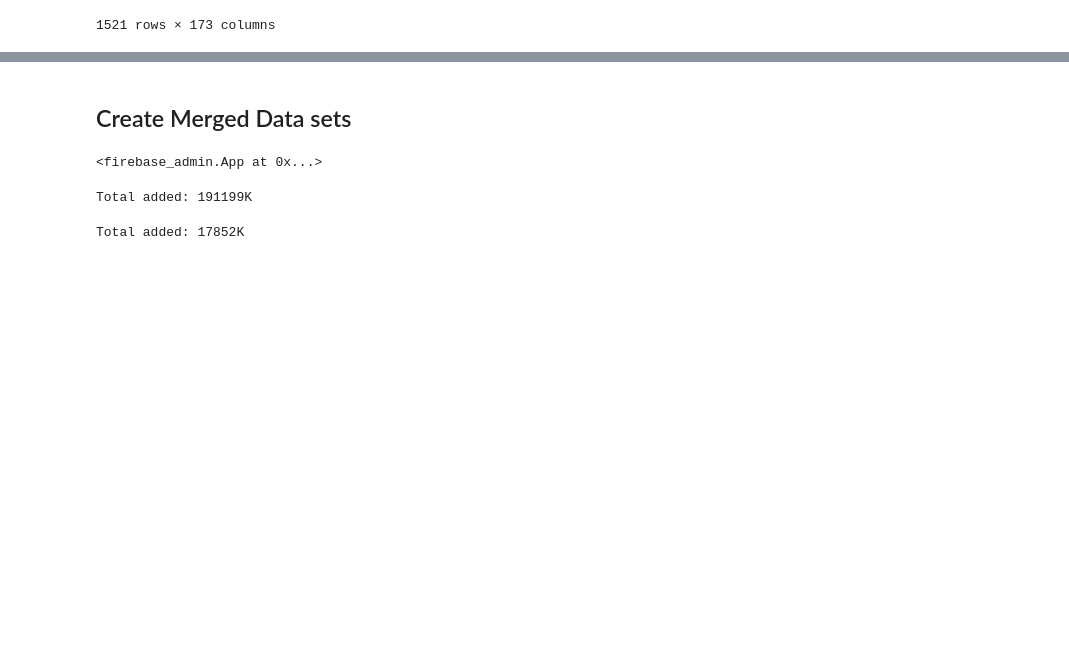
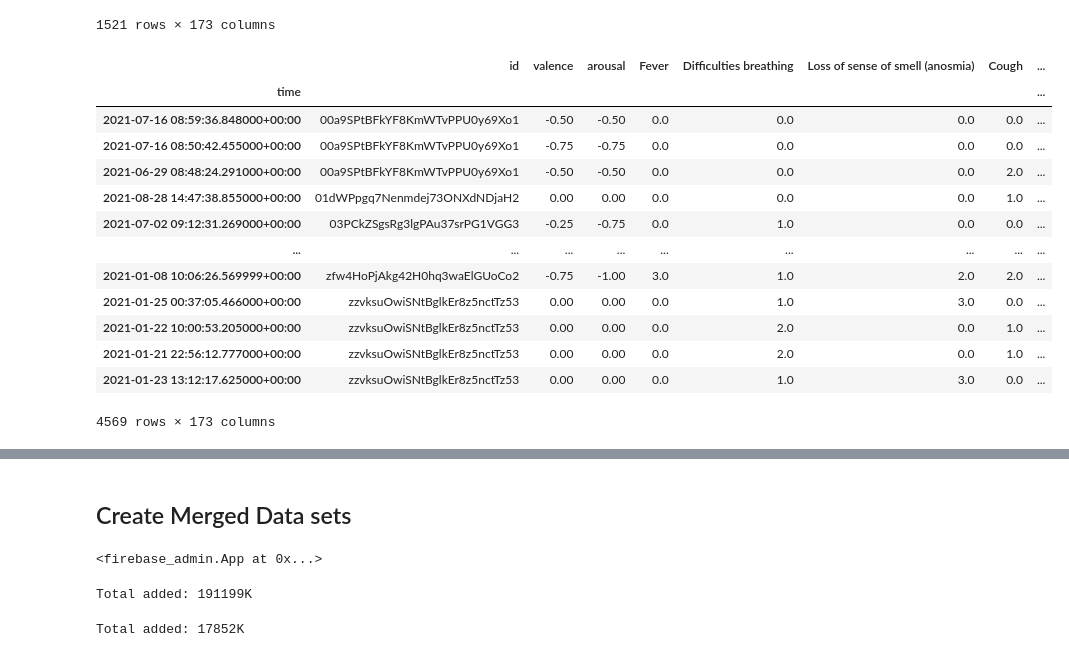
Before and after one commit to yatharthranjan/covid-collab-analysis, a Jupyter notebook: symptom_stratification.ipynb, the cells around one changed output, grey strips where cells are left out. Saved outputs shown, nothing was run; the diff lists cells and outputs as text; code cells hidden in the pictures; blank space fills up the shorter version.

```diff
--- a/symptom_stratification.ipynb
+++ b/symptom_stratification.ipynb
@@ -540,6 +544,26 @@ with open('short_covid_symptoms_df', 'wb') as f:
 | 2020-12-13 21:16:16.917000+00:00 | zRXXUmU2I9hbNMi1Ry2tg2CACax1 | -0.25 | 0.00 | 0.0 | 1.0 | 0.0 | 1.0 | ... |
 | 2020-12-15 10:02:51.188999+00:00 | zRXXUmU2I9hbNMi1Ry2tg2CACax1 | 0.00 | 0.25 | 1.0 | 1.0 | 1.0 | 0.0 | ... |
 1521 rows × 173 columns
+# %%
+combined_scovid_df = save_df[save_df['id'].isin(combined_short_covid_ids)]
+combined_scovid_df
+with open('combined_short_covid_symptoms_df', 'wb') as f:
+    pickle.dump(combined_scovid_df, f)
+# %% [output]
+|  | id | valence | arousal | Fever | Difficulties breathing | Loss of sense of smell (anosmia) | Cough | ... |
+| time |  |  |  |  |  |  |  | ... |
+| 2021-07-16 08:59:36.848000+00:00 | 00a9SPtBFkYF8KmWTvPPU0y69Xo1 | -0.50 | -0.50 | 0.0 | 0.0 | 0.0 | 0.0 | ... |
+| 2021-07-16 08:50:42.455000+00:00 | 00a9SPtBFkYF8KmWTvPPU0y69Xo1 | -0.75 | -0.75 | 0.0 | 0.0 | 0.0 | 0.0 | ... |
+| 2021-06-29 08:48:24.291000+00:00 | 00a9SPtBFkYF8KmWTvPPU0y69Xo1 | -0.50 | -0.50 | 0.0 | 0.0 | 0.0 | 2.0 | ... |
+| 2021-08-28 14:47:38.855000+00:00 | 01dWPpgq7Nenmdej73ONXdNDjaH2 | 0.00 | 0.00 | 0.0 | 0.0 | 0.0 | 1.0 | ... |
+| 2021-07-02 09:12:31.269000+00:00 | 03PCkZSgsRg3lgPAu37srPG1VGG3 | -0.25 | -0.75 | 0.0 | 1.0 | 0.0 | 0.0 | ... |
+| ... | ... | ... | ... | ... | ... | ... | ... | ... |
+| 2021-01-08 10:06:26.569999+00:00 | zfw4HoPjAkg42H0hq3waElGUoCo2 | -0.75 | -1.00 | 3.0 | 1.0 | 2.0 | 2.0 | ... |
+| 2021-01-25 00:37:05.466000+00:00 | zzvksuOwiSNtBglkEr8z5nctTz53 | 0.00 | 0.00 | 0.0 | 1.0 | 3.0 | 0.0 | ... |
+| 2021-01-22 10:00:53.205000+00:00 | zzvksuOwiSNtBglkEr8z5nctTz53 | 0.00 | 0.00 | 0.0 | 2.0 | 0.0 | 1.0 | ... |
+| 2021-01-21 22:56:12.777000+00:00 | zzvksuOwiSNtBglkEr8z5nctTz53 | 0.00 | 0.00 | 0.0 | 2.0 | 0.0 | 1.0 | ... |
+| 2021-01-23 13:12:17.625000+00:00 | zzvksuOwiSNtBglkEr8z5nctTz53 | 0.00 | 0.00 | 0.0 | 1.0 | 3.0 | 0.0 | ... |
+4569 rows × 173 columns
 # %%
 lcovid_df.describe()
 pacovid_df.describe()
```
Also changed, not shown: parts of 36 cells of this notebook.
